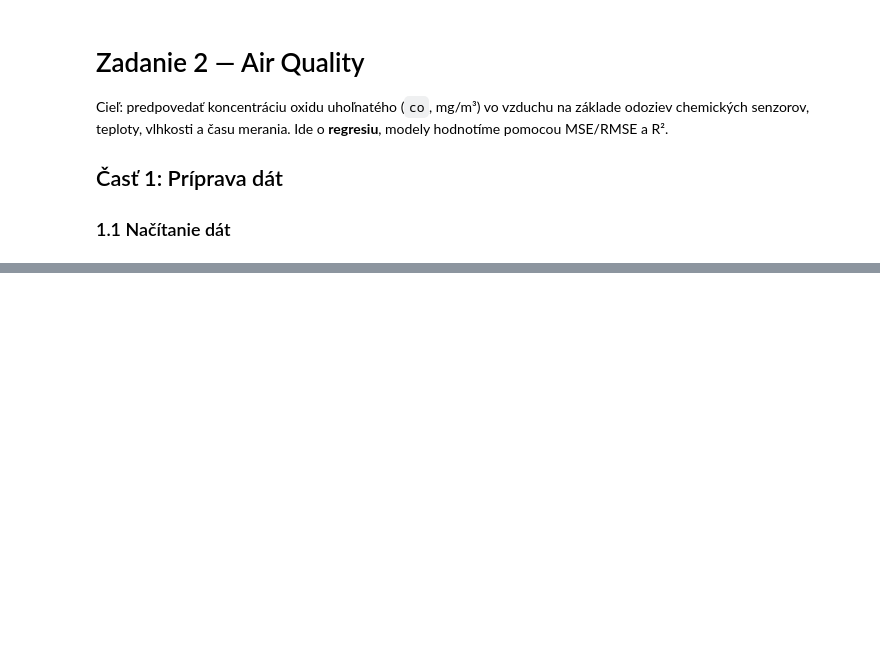
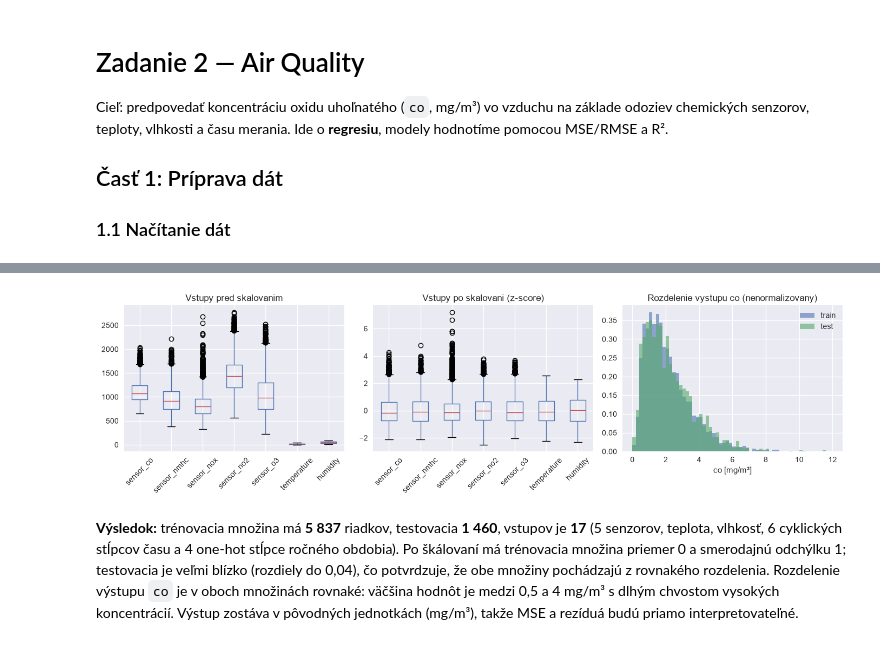
Before and after one commit to IvanYachmenov/SUNS_neural_networks_2, a Jupyter notebook: assignment.ipynb, the cells around one changed output, grey strips where cells are left out. Drawn from its saved outputs; the diff is of its cells as text; code cells hidden in the pictures; blank space fills up the shorter version.

```diff
--- a/assignment.ipynb
+++ b/assignment.ipynb
@@ -52,0 +330,19 @@ df.head(50)
+# %%
+from sklearn.model_selection import train_test_split
+from sklearn.preprocessing import StandardScaler
+
+# 1. rozdelenie na trenovaciu a testovaciu mnozinu
+train_df, test_df = train_test_split(df_enc, test_size=0.2, random_state=42)
+
+# 2. rozdelenie na vstupy X a vystup y
+X_train, y_train = train_df.drop(columns="co"), train_df["co"]
+X_test,  y_test  = test_df.drop(columns="co"),  test_df["co"]
+X = X_train.columns   # zoznam vstupnych priznakov
+
+# 3. normalizacia vstupov (scaler nastaveny len na traine), vystup ostava v mg/m3
+scaler = StandardScaler()
+X_train_s = pd.DataFrame(scaler.fit_transform(X_train), columns=X, index=X_train.index)
+X_test_s  = pd.DataFrame(scaler.transform(X_test),      columns=X, index=X_test.index)
+
+print("train:", X_train_s.shape, " test:", X_test_s.shape)
+print("vstupne priznaky:", list(X))
@@ -52,0 +377,22 @@ df.head(50)
+# %%
+fig, axes = plt.subplots(1, 3, figsize=(14, 4))
+
+X_train[merania].boxplot(ax=axes[0], rot=45)
+axes[0].set_title("Vstupy pred skalovanim")
+
+X_train_s[merania].boxplot(ax=axes[1], rot=45)
+axes[1].set_title("Vstupy po skalovani (z-score)")
+
+kos = [i / 5 for i in range(61)]   # co je merane s krokom 0,1 -> kose po 0,2, aby histogram nebol zubaty
+axes[2].hist(y_train, bins=kos, density=True, alpha=0.6, label="train")
+axes[2].hist(y_test, bins=kos, density=True, alpha=0.6, label="test")
+axes[2].set_title("Rozdelenie vystupu co (nenormalizovany)")
+axes[2].set_xlabel("co [mg/m³]")
+axes[2].legend()
+
+plt.tight_layout()
+plt.show()
+# %% [output]
+[figure, added]
+# %% [markdown]
+**Výsledok:** trénovacia množina má **5 837** riadkov, testovacia **1 460**, vstupov je **17** (5 senzorov, teplota, vlhkosť, 6 cyklických stĺpcov času a 4 one-hot stĺpce ročného obdobia). Po škálovaní má trénovacia množina priemer 0 a smerodajnú odchýlku 1; testovacia je veľmi blízko (rozdiely do 0,04), čo potvrdzuje, že obe množiny pochádzajú z rovnakého rozdelenia. Rozdelenie výstupu `co` je v oboch množinách rovnaké: väčšina hodnôt je medzi 0,5 a 4 mg/m³ s dlhým chvostom vysokých koncentrácií. Výstup zostáva v pôvodných jednotkách (mg/m³), takže MSE a rezíduá budú priamo interpretovateľné.
```
Also changed, not shown: parts of 111 cells of this notebook, 17 other files.
